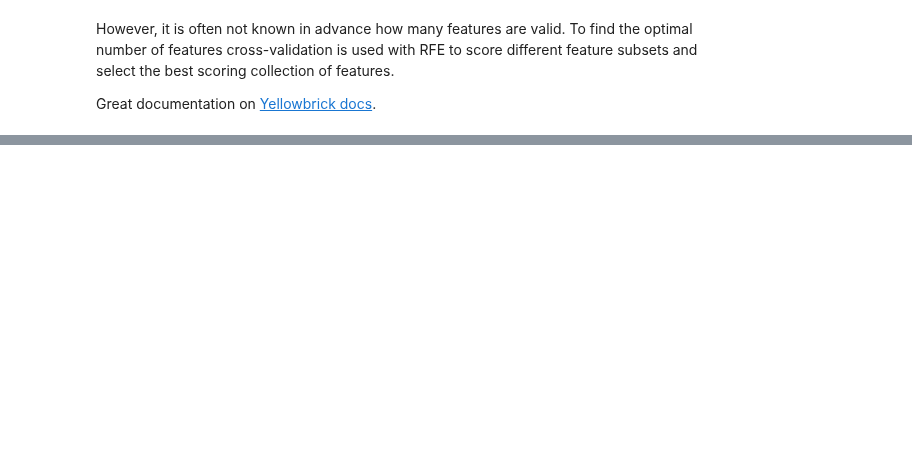
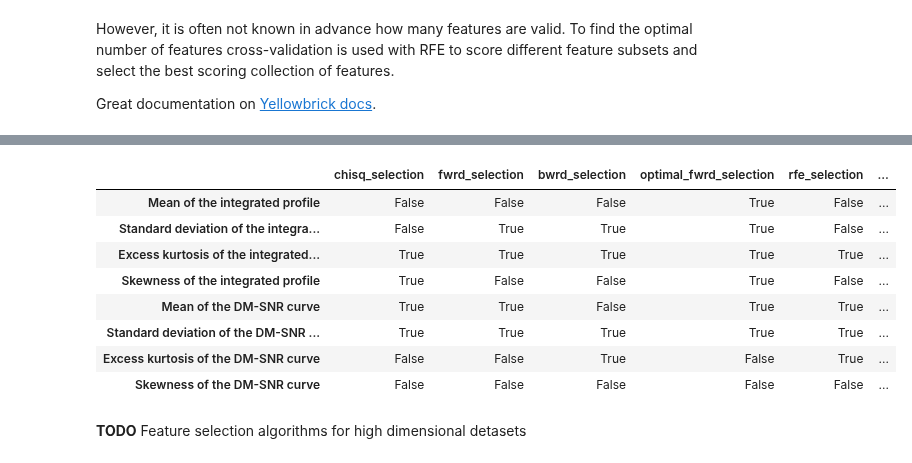
Before and after one commit to foukonana/MSc_MachineLearning_Asgmts, a Jupyter notebook: Assignments/Asgmt7_FeatureSelection/asgmt7_feat_selection_afoudouli.ipynb, the cells around one changed output, grey strips where cells are left out. Cells and saved outputs as stored; diff of their text form; code cells hidden in the pictures; blank space fills up the shorter version.

```diff
--- a/Assignments/Asgmt7_FeatureSelection/asgmt7_feat_selection_afoudouli.ipynb
+++ b/Assignments/Asgmt7_FeatureSelection/asgmt7_feat_selection_afoudouli.ipynb
@@ -162,16 +221,17 @@ Fun fact2: Took me 3 years to finaly run Boruta since first reading for the meth
 
 Great documentation can be found on [GitHub](https://github.com/scikit-learn-contrib/boruta_py).
 # %%
+scaler = MinMaxScaler()
 clf = XGBClassifier(n_jobs=-1)
+boruta_selector = BorutaPy(clf,
+                           n_estimators='auto',
+                           random_state=234,
+                           #verbose=2
+                           )
+boruta_pipe = Pipeline([('scaler', scaler),
+                         ('selector', boruta_selector),
+                         ('classifier', clf)])
 
-selector = BorutaPy(clf,
-                    n_estimators='auto',
-                    random_state=234,
-                    #verbose=2
-                    )
-selector.fit(X_train, y_train)
+boruta_pipe.fit(X_train, y_train)
 
-X_boruta = selector.transform(X_train)
-
-print('Selected features using Boruta are on positions:', [x for x,y in enumerate(selector.support_) if y])
-#selector.ranking_
+print('Selected features using Boruta are:\n', '\n'.join([x for x,y in zip(feature_names, boruta_pipe.named_steps['selector'].support_) if y]))
@@ -177,0 +247,25 @@ print('Selected features using Boruta are on positions:', [x for x,y in enumerat
+# %%
+selected_features = {'chisq_selection': chi_test.get_support(),
+                     'fwrd_selection': [True if x in sfs_forward.k_feature_idx_ else False for x,y in enumerate(feature_names)],
+                     'bwrd_selection': [True if x in sfs_backward.k_feature_idx_ else False for x,y in enumerate(feature_names)],
+                     'optimal_fwrd_selection': [True if x in sfs.k_feature_idx_ else False for x,y in enumerate(feature_names)],
+                     'rfe_selection': rfe_selection.get_support(),
+                     'optimal_rfe_selection': rfecv_selection.get_support(),
+                     'boruta_selection': boruta_pipe.named_steps['selector'].support_,
+                    }
+feat_df = pd.DataFrame(selected_features, index=feature_names)
+feat_df['n_times_selected_prc'] = round(feat_df.sum(axis=1)/feat_df.shape[1], 2)
+feat_df
+# %% [output]
+|  | chisq_selection | fwrd_selection | bwrd_selection | optimal_fwrd_selection | rfe_selection | ... |
+| Mean of the integrated profile | False | False | False | True | False | ... |
+| Standard deviation of the integra... | False | True | True | True | False | ... |
+| Excess kurtosis of the integrated... | True | True | True | True | True | ... |
+| Skewness of the integrated profile | True | False | False | True | False | ... |
+| Mean of the DM-SNR curve | True | True | False | True | True | ... |
+| Standard deviation of the DM-SNR ... | True | True | True | True | True | ... |
+| Excess kurtosis of the DM-SNR curve | False | False | True | False | True | ... |
+| Skewness of the DM-SNR curve | False | False | False | False | False | ... |
+# %% [markdown]
+**TODO**
+Feature selection algorithms for high dimensional detasets
```
Also changed, not shown: parts of 14 cells of this notebook.
